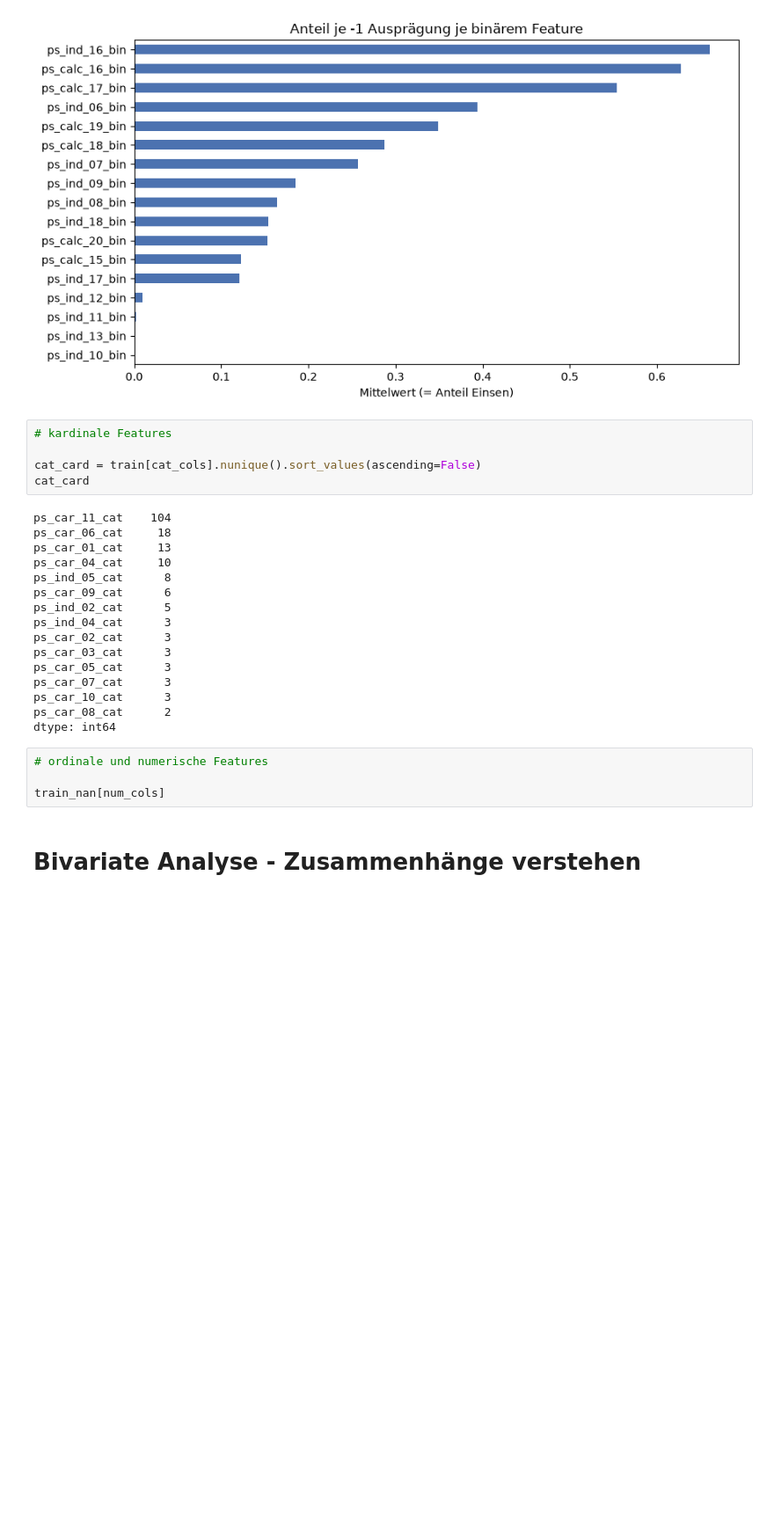
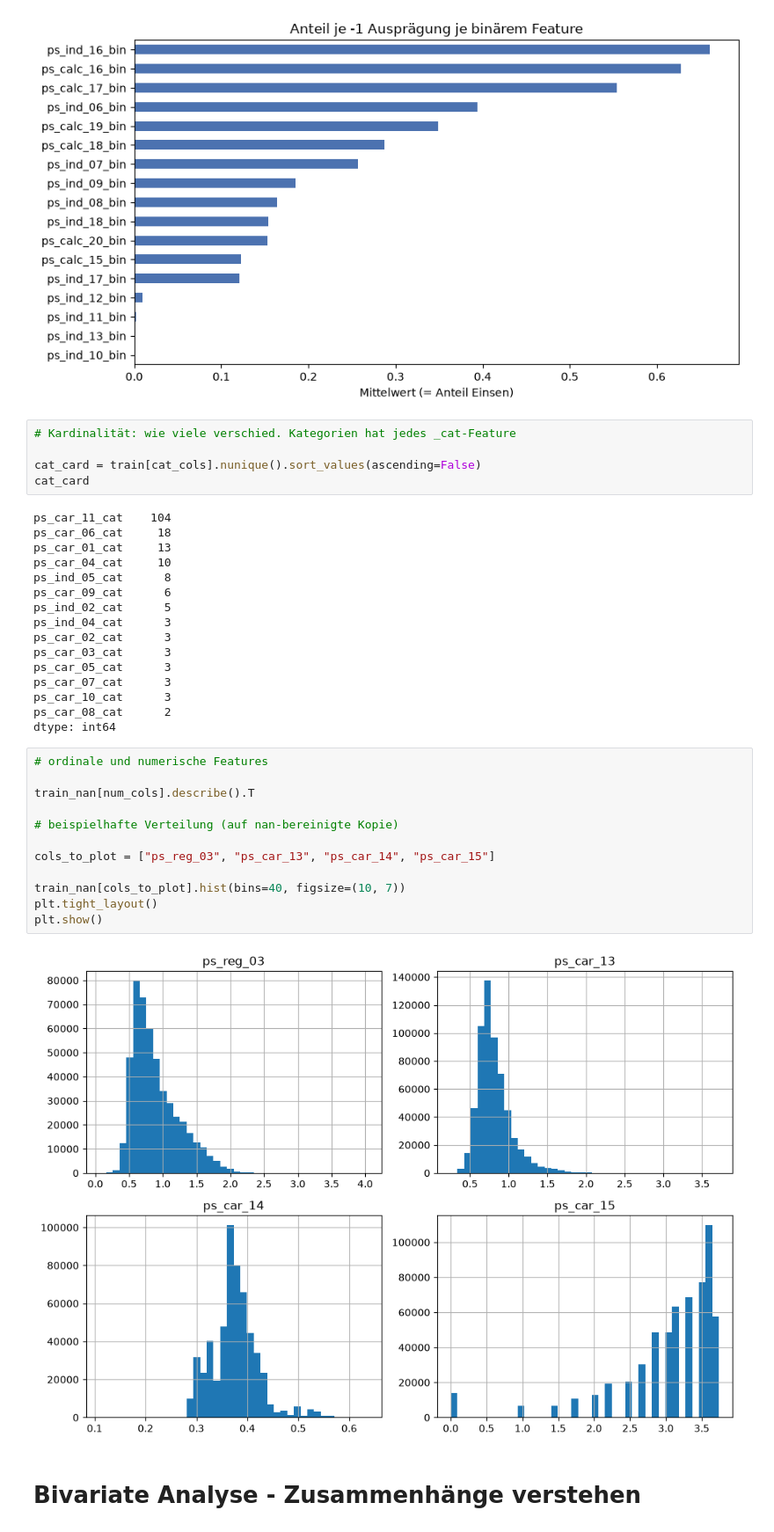
Before and after one commit to Delamijo/Advanced_Data_Analytics_University_Project, a Jupyter notebook: members/S_S_R/notebooks/01_general_eda.ipynb, the cells around one changed output. Shown at 88% size. Saved outputs shown, nothing was run; the diff lists cells and outputs as text; blank space fills up the shorter version.

```diff
--- a/members/S_S_R/notebooks/01_general_eda.ipynb
+++ b/members/S_S_R/notebooks/01_general_eda.ipynb
@@ -265,7 +294,7 @@ plt.show()
 # %% [output]
 [figure]
 # %%
-# kardinale Features
+# Kardinalität: wie viele verschied. Kategorien hat jedes _cat-Feature
 
 cat_card = train[cat_cols].nunique().sort_values(ascending=False)
 cat_card
@@ -288,7 +317,17 @@ dtype: int64
 # %%
 # ordinale und numerische Features
 
-train_nan[num_cols]
+train_nan[num_cols].describe().T
+
+# beispielhafte Verteilung (auf nan-bereinigte Kopie)
+
+cols_to_plot = ["ps_reg_03", "ps_car_13", "ps_car_14", "ps_car_15"]
+
+train_nan[cols_to_plot].hist(bins=40, figsize=(10, 7))
+plt.tight_layout()
+plt.show()
+# %% [output]
+[figure, added]
 # %% [markdown]
 # Bivariate Analyse - Zusammenhänge verstehen
 # %%
```
Also changed, not shown: parts of 8 cells of this notebook, 1 other file.
